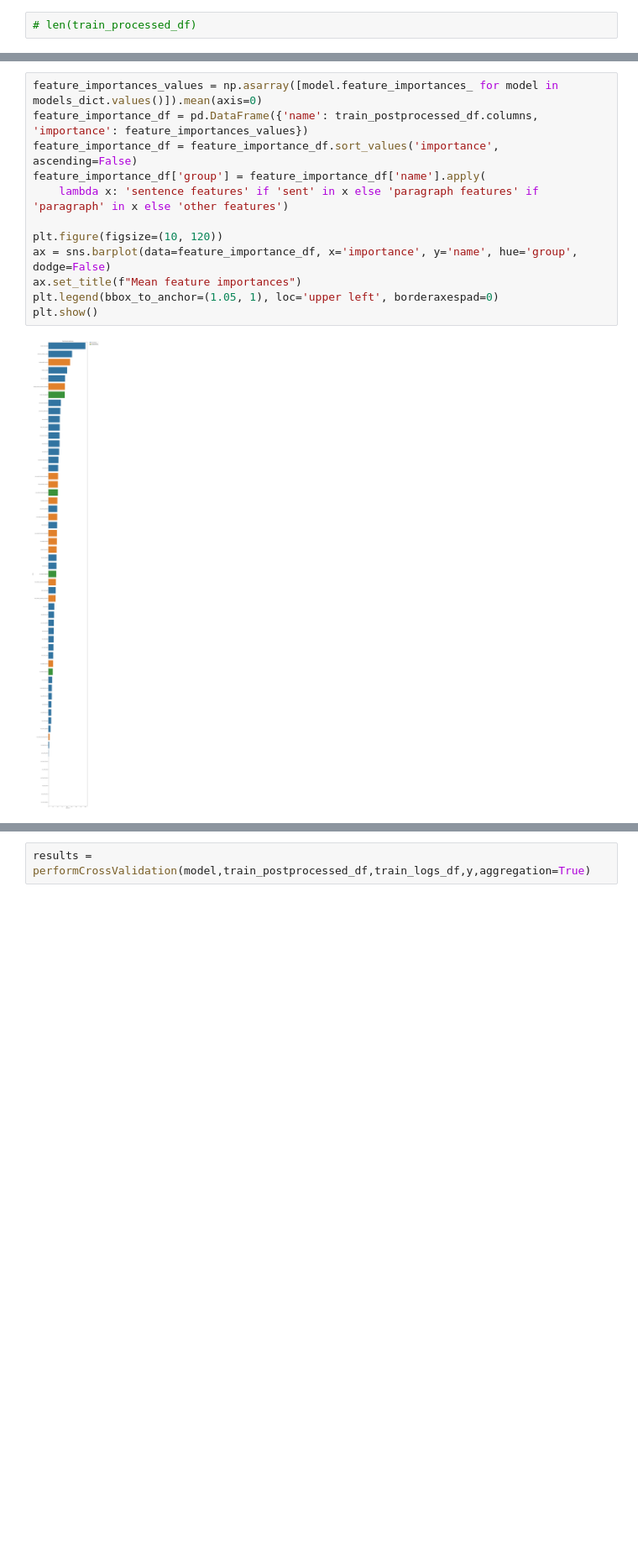
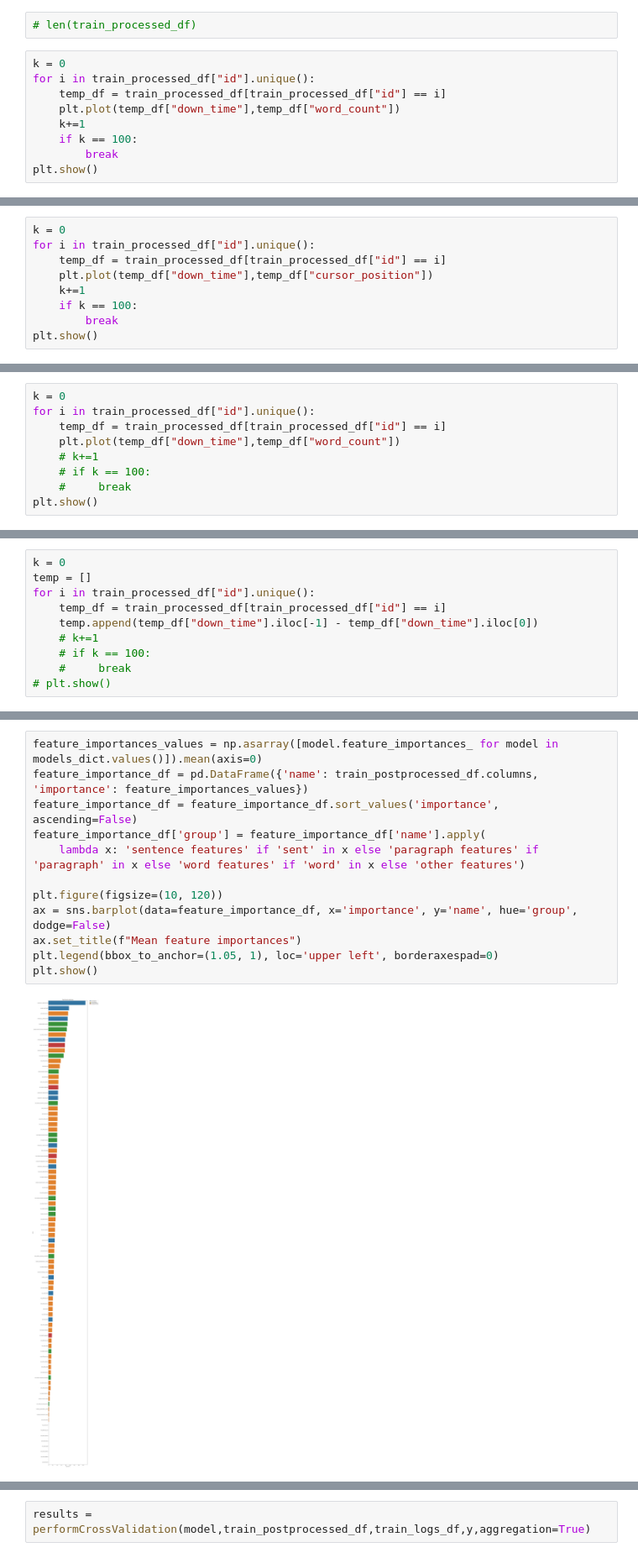
Before and after one commit to kirtan517/Linking-Writing-Processes-to-Writing-Quality, a Jupyter notebook: Main.ipynb, the cells around one changed output, grey strips where cells are left out. Shown at 84% size. Saved outputs shown, nothing was run; the diff lists cells and outputs as text; blank space fills up the shorter version.

```diff
--- a/Main.ipynb
+++ b/Main.ipynb
@@ -478,2 +521,11 @@ test_postprocessed_df = pd.DataFrame(test_postprocessed_numpy,columns=post_proce
 # %%
 # len(train_processed_df)
+# %%
+k = 0
+for i in train_processed_df["id"].unique():
+    temp_df = train_processed_df[train_processed_df["id"] == i]
+    plt.plot(temp_df["down_time"],temp_df["word_count"])
+    k+=1
+    if k == 100:
+        break
+plt.show()
@@ -479,0 +534,9 @@ test_postprocessed_df = pd.DataFrame(test_postprocessed_numpy,columns=post_proce
+# %%
+k = 0
+for i in train_processed_df["id"].unique():
+    temp_df = train_processed_df[train_processed_df["id"] == i]
+    plt.plot(temp_df["down_time"],temp_df["cursor_position"])
+    k+=1
+    if k == 100:
+        break
+plt.show()
@@ -479,0 +545,9 @@ test_postprocessed_df = pd.DataFrame(test_postprocessed_numpy,columns=post_proce
+# %%
+k = 0
+for i in train_processed_df["id"].unique():
+    temp_df = train_processed_df[train_processed_df["id"] == i]
+    plt.plot(temp_df["down_time"],temp_df["word_count"])
+    # k+=1
+    # if k == 100:
+    #     break
+plt.show()
@@ -479,0 +557,10 @@ test_postprocessed_df = pd.DataFrame(test_postprocessed_numpy,columns=post_proce
+# %%
+k = 0
+temp = []
+for i in train_processed_df["id"].unique():
+    temp_df = train_processed_df[train_processed_df["id"] == i]
+    temp.append(temp_df["down_time"].iloc[-1] - temp_df["down_time"].iloc[0])
+    # k+=1
+    # if k == 100:
+    #     break
+# plt.show()
@@ -549,14 +667,14 @@ for i in range(5):
 # %%
 feature_importances_values = np.asarray([model.feature_importances_ for model in models_dict.values()]).mean(axis=0)
 feature_importance_df = pd.DataFrame({'name': train_postprocessed_df.columns, 'importance': feature_importances_values})
 feature_importance_df = feature_importance_df.sort_values('importance', ascending=False)
 feature_importance_df['group'] = feature_importance_df['name'].apply(
-    lambda x: 'sentence features' if 'sent' in x else 'paragraph features' if 'paragraph' in x else 'other features')
+    lambda x: 'sentence features' if 'sent' in x else 'paragraph features' if 'paragraph' in x else 'word features' if 'word' in x else 'other features')
 
 plt.figure(figsize=(10, 120))
 ax = sns.barplot(data=feature_importance_df, x='importance', y='name', hue='group', dodge=False)
 ax.set_title(f"Mean feature importances")
 plt.legend(bbox_to_anchor=(1.05, 1), loc='upper left', borderaxespad=0)
 plt.show()
 # %% [output]
-[figure, old version]
+[figure, new version]
```
Also changed, not shown: parts of 23 cells of this notebook, 2 other files.
